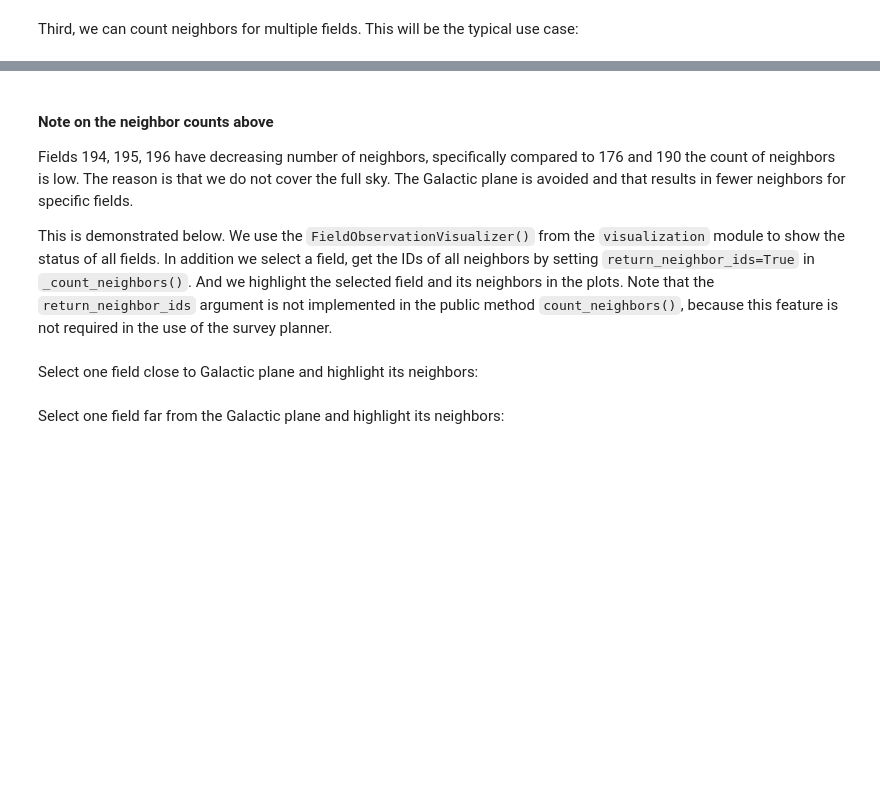
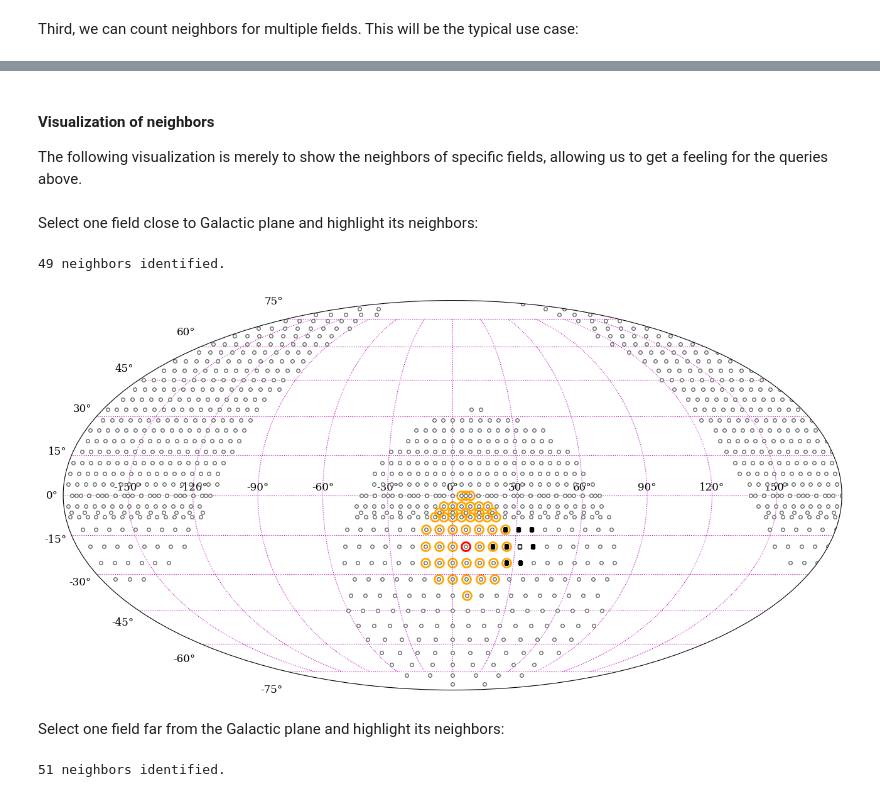
Before and after one commit to skiehl/pasiphae-survey-planner, a Jupyter notebook: Develop_SurveyPlanner.ipynb, the cells around one changed output, grey strips where cells are left out. Saved outputs shown, nothing was run; the diff lists cells and outputs as text; code cells hidden in the pictures; blank space fills up the shorter version.

```diff
--- a/Develop_SurveyPlanner.ipynb
+++ b/Develop_SurveyPlanner.ipynb
@@ -791,11 +1002,9 @@ for f_id, c_all, c_f in zip(field_ids, count_all, count_finished):
 # %% [markdown]
-#### Note on the neighbor counts above
+#### Visualization of neighbors
 
-Fields 194, 195, 196 have decreasing number of neighbors, specifically compared to 176 and 190 the count of neighbors is low. The reason is that we do not cover the full sky. The Galactic plane is avoided and that results in fewer neighbors for specific fields.
-
-This is demonstrated below. We use the `FieldObservationVisualizer()` from the `visualization` module to show the status of all fields. In addition we select a field, get the IDs of all neighbors by setting `return_neighbor_ids=True` in `_count_neighbors()`. And we highlight the selected field and its neighbors in the plots. Note that the `return_neighbor_ids` argument is not implemented in the public method `count_neighbors()`, because this feature is not required in the use of the survey planner.
+The following visualization is merely to show the neighbors of specific fields, allowing us to get a feeling for the queries above.
 # %%
-surveyplanner = SurveyPlanner('test.sqlite3')
+surveyplanner = SurveyPlanner('test_planner.sqlite3')
 fields = surveyplanner.get_fields(active=True)
 fov = viz.FieldObservationVisualizer(fields)
 # %%
@@ -803,32 +1012,42 @@ fields = surveyplanner.get_fields(active=True)
 # %% [markdown]
 Select one field close to Galactic plane and highlight its neighbors:
 # %%
-field_id = 170
-count, neighbor_ids = surveyplanner._count_neighbors(radius, field_id, return_neighbor_ids=True)
-print(f'Neighbors: {count}')
+field_id = 910
+field = surveyplanner.get_field_by_id(field_id)
+field_coord = SkyCoord(field.center_ra, field.center_dec)
+neighbor_ids = next(surveyplanner.iter_field_ids_in_circles(field_coord, radius))
+print(f'{neighbor_ids.shape[0]} neighbors identified.')
+# %% [output]
+49 neighbors identified.
 # %%
 fig, ax = fov.field_status()
 
 field = surveyplanner.get_field_by_id(field_id)
 field_ra = field.center_ra.rad
 field_ra = field_ra if field_ra <= np.pi else field_ra - 2. * np.pi
 field_dec = field.center_dec.rad
 
-ax.plot([field_ra], [field_dec], marker='o', ms=10, mfc='None', mec='r', mew=2)
+ax.plot([field_ra], [field_dec], marker='o', ms=10, mfc='None', mec='r', mew=2, zorder=2)
 
 for fid in neighbor_ids:
     field = surveyplanner.get_field_by_id(fid)
     field_ra = field.center_ra.rad
     field_ra = field_ra if field_ra <= np.pi else field_ra - 2. * np.pi
     field_dec = field.center_dec.rad
 
-    ax.plot([field_ra], [field_dec], marker='o', ms=10, mfc='None', mec='orange', mew=2)
+    ax.plot([field_ra], [field_dec], marker='o', ms=10, mfc='None', mec='orange', mew=2, zorder=1)
+# %% [output]
+[figure, added]
 # %% [markdown]
 Select one field far from the Galactic plane and highlight its neighbors:
 # %%
-field_id = 176
-count, neighbor_ids = surveyplanner._count_neighbors(radius, field_id, return_neighbor_ids=True)
-print(f'Neighbors: {count}')
+field_id = 914
+field = surveyplanner.get_field_by_id(field_id)
+field_coord = SkyCoord(field.center_ra, field.center_dec)
+neighbor_ids = next(surveyplanner.iter_field_ids_in_circles(field_coord, radius))
+print(f'{neighbor_ids.shape[0]} neighbors identified.')
+# %% [output]
+51 neighbors identified.
 # %%
 fig, ax = fov.field_status()
 
```
Also changed, not shown: parts of 85 cells of this notebook, 3 other files.
